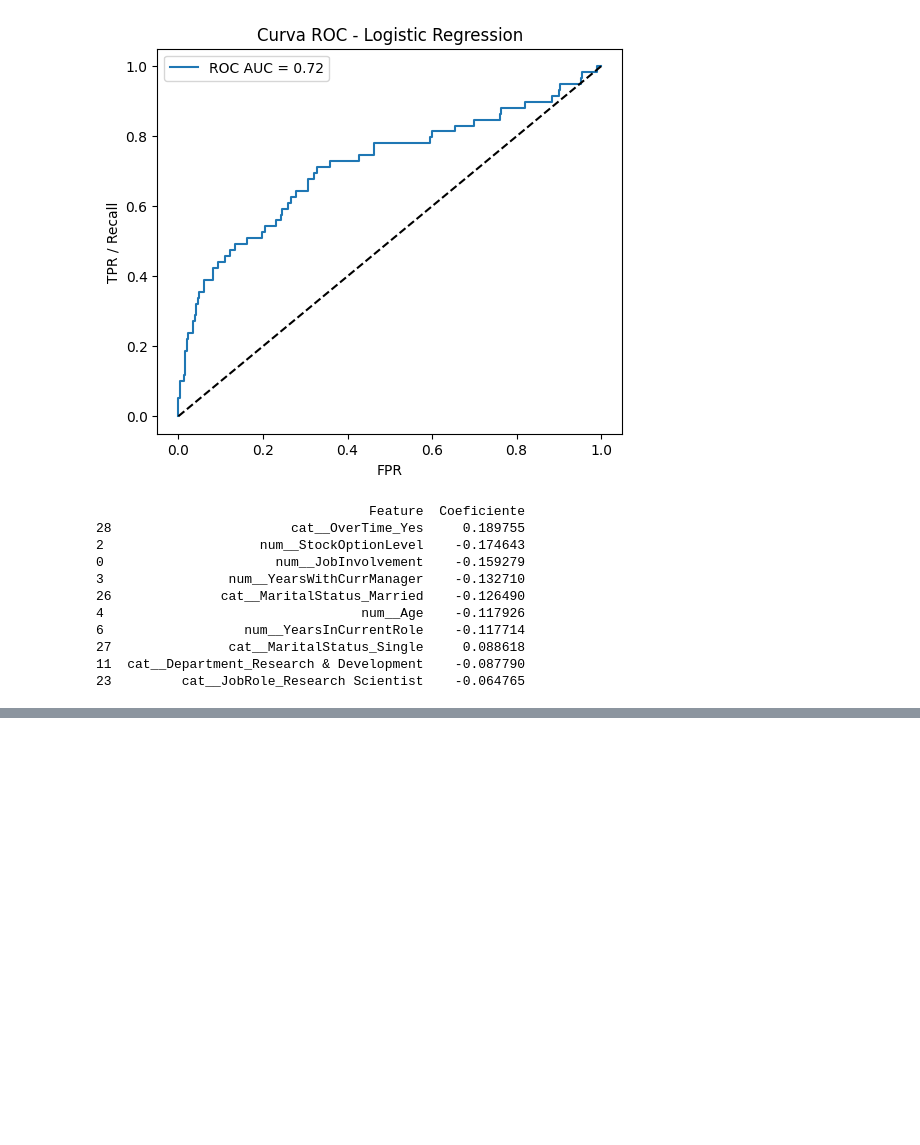
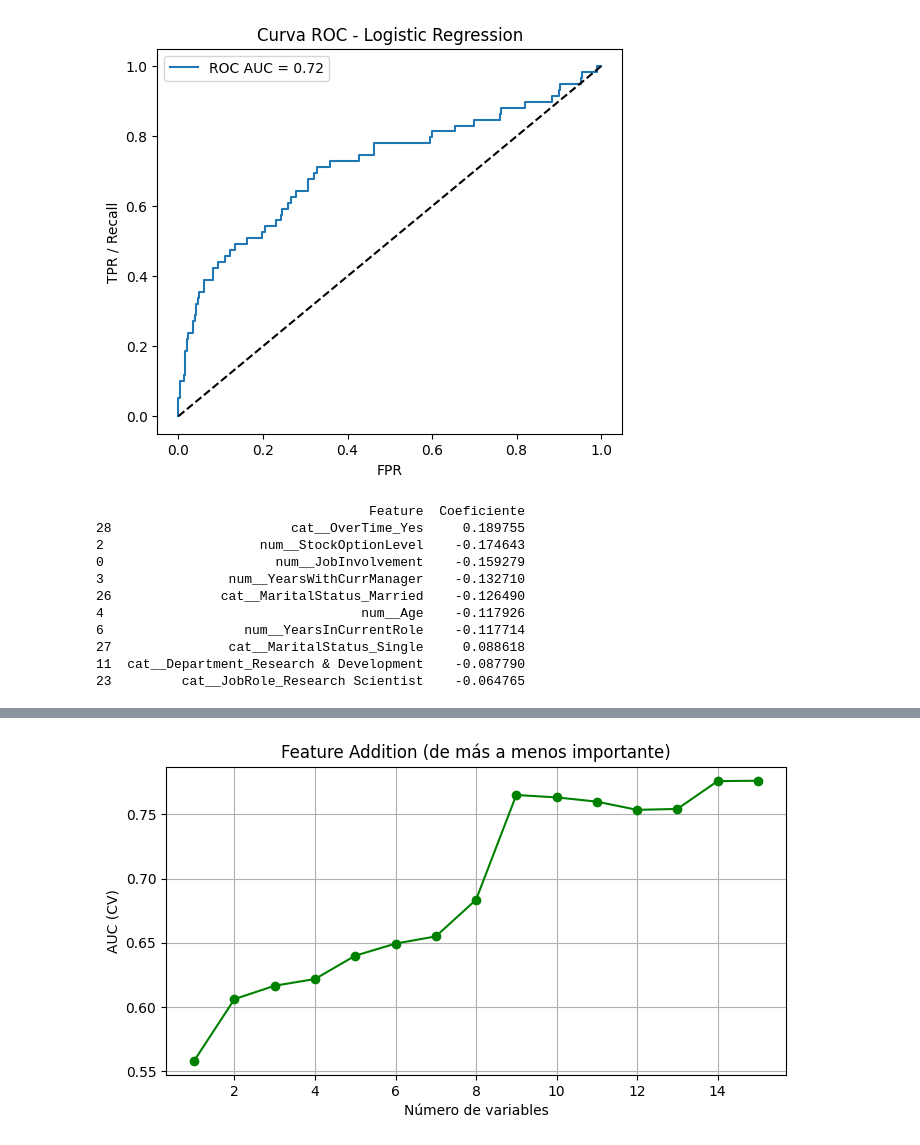
Before and after one commit to MariaJoseCamacho/repositorio_clase, a Jupyter notebook: Project_Break_II_ML/ML_MariaJoseCamachoCano/src/notebooks/prueba2.ipynb, the cells around one changed output, grey strips where cells are left out. Drawn from its saved outputs; the diff is of its cells as text; code cells hidden in the pictures; blank space fills up the shorter version.

```diff
--- a/Project_Break_II_ML/ML_MariaJoseCamachoCano/src/notebooks/prueba2.ipynb
+++ b/Project_Break_II_ML/ML_MariaJoseCamachoCano/src/notebooks/prueba2.ipynb
@@ -1237,0 +1261,89 @@ Umbral elegido: 0.383 con Recall=0.831 y Precision=0.259
+# %%
+from sklearn.model_selection import cross_val_score
+# Feature importance ya calculada
+# feat_importances: Serie con índices = nombres de features transformadas
+# num_cols y cat_cols = columnas originales
+
+# Ya los tienes del paso anterior
+# feat_importances: Serie con índices = nombres transformados
+
+# Función para evaluar modelo con ciertas columnas ORIGINALES
+def eval_model(original_features):
+    selected_num = [col for col in original_features if col in num_cols]
+    selected_cat = [col for col in original_features if col in cat_cols]
+
+    preprocessor_temp = ColumnTransformer(transformers=[
+        ('num', StandardScaler(), selected_num),
+        ('cat', OneHotEncoder(handle_unknown='ignore'), selected_cat)
+    ])
+
+    clf_temp = Pipeline([
+        ('preprocessor', preprocessor_temp),
+        ('classifier', RandomForestClassifier(random_state=42))
+    ])
+
+    X_temp = X_train[selected_num + selected_cat]
+
+    auc = cross_val_score(clf_temp, X_temp, y_train, cv=5, scoring='roc_auc').mean()
+    return auc
+
+# Función para mapear nombres codificados a columnas originales
+def map_transformed_to_original(feature_names):
+    mapped = []
+    for f in feature_names:
+        if f in num_cols:
+            mapped.append(f)
+        else:
+            # nombre como 'cat__OverTime_Yes'
+            original_col = f.split('_')[0].replace('cat__', '')
+            if original_col not in mapped:
+                mapped.append(original_col)
+    return list(dict.fromkeys(mapped))  # eliminar duplicados conservando orden
+ordered_features_desc = feat_importances.index.tolist()
+mapped_addition = map_transformed_to_original(ordered_features_desc)
+
+results_add = []
+features_add = []
+for f in mapped_addition:
+    features_add.append(f)
+    auc = eval_model(features_add)
+    results_add.append((len(features_add), auc))
+
+
+ordered_features_asc = feat_importances.sort_values().index.tolist()
+mapped_elimination = map_transformed_to_original(ordered_features_asc)
+
+# Empezamos con TODAS
+features_elim = map_transformed_to_original(feat_importances.index.tolist())
+results_elim = []
+
+for f in mapped_elimination:
+    if f in features_elim:
+        features_elim.remove(f)
+    if len(features_elim) < 2:
+        break
+    auc = eval_model(features_elim)
+    results_elim.append((len(features_elim), auc))
+
+
+# 📊 Gráfico Feature Addition
+x_add, y_add = zip(*results_add)
+plt.figure(figsize=(8,4))
+plt.plot(x_add, y_add, marker='o', color='green')
+plt.xlabel('Número de variables')
+plt.ylabel('AUC (CV)')
+plt.title('Feature Addition (de más a menos importante)')
+plt.grid(True)
+plt.show()
+
+# 📊 Gráfico Feature Elimination
+x_elim, y_elim = zip(*results_elim)
+plt.figure(figsize=(8,4))
+plt.plot(x_elim, y_elim, marker='o', color='red')
+plt.xlabel('Número de variables')
+plt.ylabel('AUC (CV)')
+plt.title('Feature Elimination (de menos a más importante)')
+plt.grid(True)
+plt.show()
+# %% [output]
+[figure, added]
```
Also changed, not shown: parts of 37 cells of this notebook, 7 other files.
